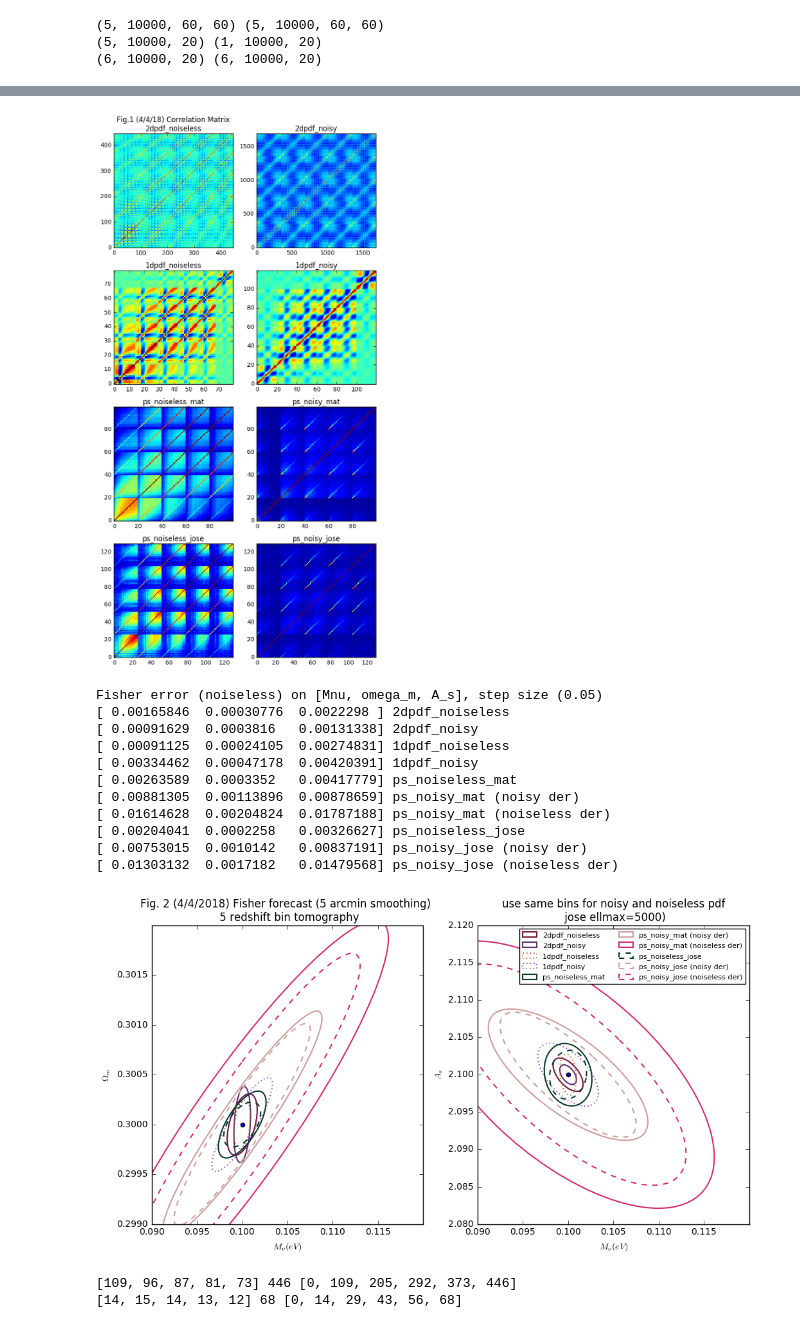
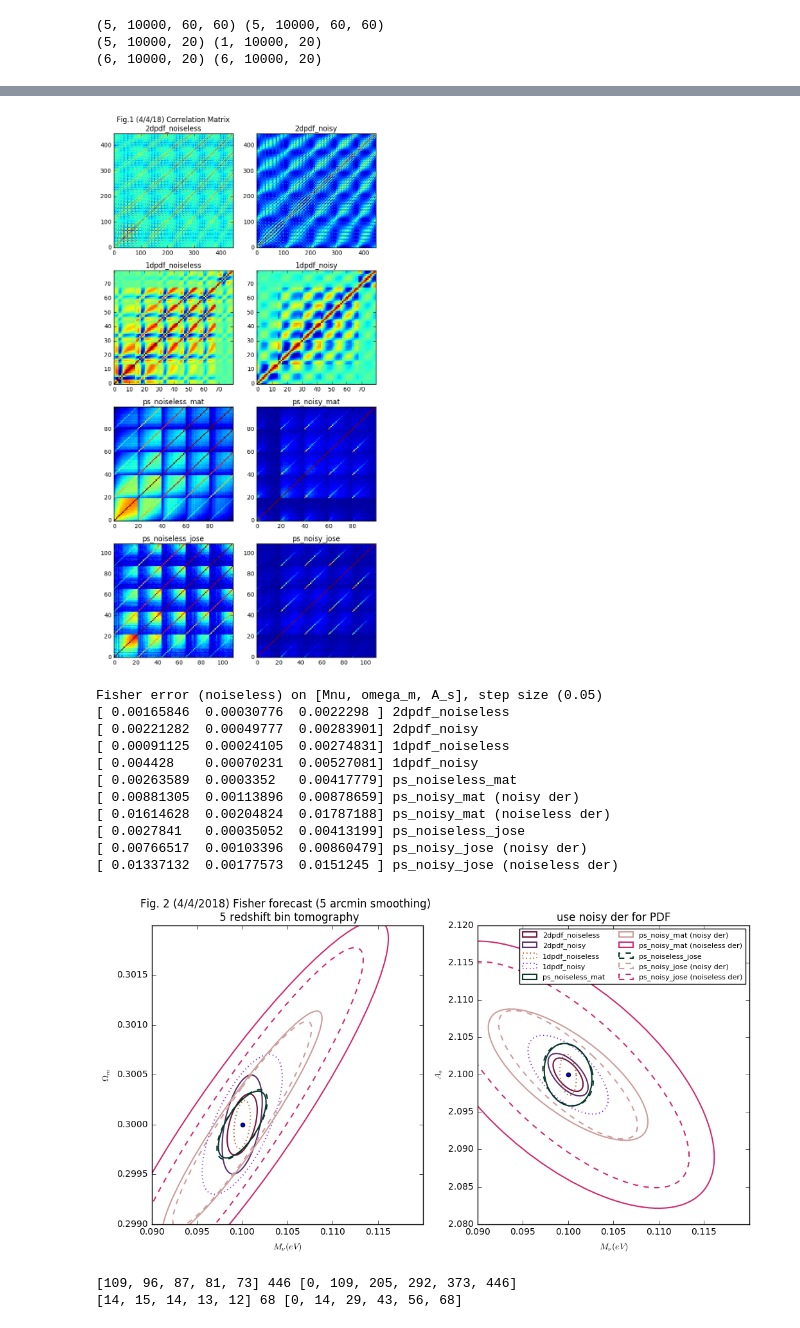
Before and after one commit to liuxx479/PDFs, a Jupyter notebook: Fisher_PDF.ipynb, the cells around one changed output, grey strips where cells are left out. Drawn from its saved outputs; the diff is of its cells as text; code cells hidden in the pictures.

```diff
--- a/Fisher_PDF.ipynb
+++ b/Fisher_PDF.ipynb
@@ -40,7 +59,7 @@ def Fisher(covI, der, skyscaling= 1.0 ):
 
 params = genfromtxt('cosmo_params_all.txt',usecols=[2,3,4])
 fidu_params = (0.1, 0.3, 2.1)
-ellmax = 5000
+ellmax = 3000
 # %%
 ########### some constants
 z_source = arange(0.5,3,0.5)
@@ -103,7 +122,7 @@ pdf2dI_flat = pdf2dI_flat0 [:, idx_2dI]
 
 pdf2dN_flat0 = swapaxes(sum(pdf2dN[:,:,:,:60].reshape(5, 101, 60/Nc, Nc, 60/Nc, Nc), axis=(-1,-3)), 0, 1).reshape(101,-1)
 idx_2dN = where(pdf2dN_flat0[0]>=Nmin)[0]
-pdf2dN_flat = pdf2dN_flat0 [:, idx_2dN]
+pdf2dN_flat = pdf2dN_flat0 [:, idx_2dI]
 
 ######## this has no binning
 # pdf1dI_flat0 = swapaxes(pdf1dI[:,:,:60],0,1).reshape(101,-1)
@@ -121,10 +140,11 @@ pdf1dI_flat = pdf1dI_flat0[:,idx_1dI]
 
 pdf1dN_flat0 = swapaxes(pdf1dN,0,1).reshape(101,-1)
 idx_1dN = where(pdf1dN_flat0[0]>=Nmin)[0]
-pdf1dN_flat = pdf1dN_flat0[:,idx_1dN]
+pdf1dN_flat = pdf1dN_flat0[:,idx_1dI]
 
 psI_Mat_flat = swapaxes(psI_Mat,0,1).reshape(101,-1)
 psN_Mat_flat = swapaxes(psN_Mat,0,1).reshape(101,-1)
+
 
 psI_Jose_flat = swapaxes(psI_Jose,0,1).reshape(100,-1)
 psN_Jose_flat = psN_Jose.reshape(100,-1)
@@ -177,10 +205,10 @@ psNJose_cov =  load('ObsFeb2018_Spec/%s/Tomography/PS_KN_s0.00_ztomo_ng44.85_b05
 pdf2dI_cov_flat = swapaxes(sum(pdf2dI_cov.reshape(5,10000, 60/Nc, Nc, 60/Nc, Nc),
                                axis=(-1, -3)),0,1).reshape(10000,-1)[:, idx_2dI]
 pdf2dN_cov_flat = swapaxes(sum(pdf2dN_cov.reshape(5,10000, 60/Nc, Nc, 60/Nc, Nc),
-                               axis=(-1, -3)),0,1).reshape(10000,-1)[:, idx_2dN]
+                               axis=(-1, -3)),0,1).reshape(10000,-1)[:, idx_2dI]
 
 pdf1dI_cov_flat = swapaxes(pdf1dI_cov,0,1).reshape(10000,-1)[:, idx_1dI]
-pdf1dN_cov_flat = swapaxes(pdf1dN_cov,0,1).reshape(10000,-1)[:, idx_1dN]
+pdf1dN_cov_flat = swapaxes(pdf1dN_cov,0,1).reshape(10000,-1)[:, idx_1dI]
 
 print pdf2dI_cov_flat.shape, pdf2dN_cov_flat.shape
 print pdf1dI_cov_flat.shape, pdf1dN_cov_flat.shape
@@ -230,7 +258,7 @@ for i in range(4):
 axes[0][0].set_title('Fig.1 (4/4/18) Correlation Matrix\n'+set_names[0])
 show()
 # %% [output]
-[figure, old version]
+[figure, new version]
 # %%
 ######### now we prepare for fisher
 ######### we also add in for power spectrum, noisy covariance, but noiseless derivatives
@@ -271,15 +300,33 @@ params_der = array( [[[0.1*(1.0-ir/2), 0.3, 2.1],[0.1*(1.0+ir/2), 0.3, 2.1]] ,
                         [[0.1, 0.3*(1.0-ir/2), 2.1],[0.1, 0.3*(1.0+ir/2), 2.1]] ,
                         [[0.1, 0.3, 2.1*(1.0-ir/2)],[0.1, 0.3, 2.1*(1.0+ir/2)]]] )
 
+params_der_fw = array( [[[0.1, 0.3, 2.1],[0.1*(1.0+ir/2), 0.3, 2.1]] ,
+                        [[0.1, 0.3, 2.1],[0.1, 0.3*(1.0+ir/2), 2.1]] ,
+                        [[0.1, 0.3, 2.1],[0.1, 0.3, 2.1*(1.0+ir/2)]]] )
+
+
+params_der_bw = array( [[[0.1*(1.0-ir/2), 0.3, 2.1],[0.1, 0.3, 2.1]] ,
+                        [[0.1, 0.3*(1.0-ir/2), 2.1],[0.1, 0.3, 2.1]] ,
+                        [[0.1, 0.3, 2.1*(1.0-ir/2)],[0.1, 0.3, 2.1]]] )
+
 der_arr = []
+#derfw_arr = []
+#derbw_arr = []
+
 interp_arr = []
 for istats in stats_arr2:
     iinterp = WLanalysis.buildInterpolator(istats, params[1:,])
     ider = array([(iinterp(params_der[i][1]) - iinterp(params_der[i][0]))/(fidu_params[i]*ir) for i in range(3)])
     der_arr.append(ider)
+    #iderfw = array([(iinterp(params_der_fw[i][1]) - iinterp(params_der_fw[i][0]))/(fidu_params[i]*ir/2) for i in range(3)])
+    #derfw_arr.append(ider)
+    #iderbw = array([(iinterp(params_der_bw[i][1]) - iinterp(params_der_bw[i][0]))/(fidu_params[i]*ir/2) for i in range(3)])
+    #derbw_arr.append(ider)
     interp_arr.append(iinterp)
 
 Fisher_arr = [Fisher(covI_arr2[i], der_arr[i]) for i in range(len(covI_arr2))]
+#Fisher_arr[6] = Fisher_2der(covI_arr2[6], der_arr[-2], der_arr[-1])
+#Fisher_arr = [Fisher_2der(covI_arr2[i], derfw_arr[i], derbw_arr[i]) for i in range(len(covI_arr2))]
 
 print 'Fisher error (noiseless) on [Mnu, omega_m, A_s], step size (%s)'%(ir)
 i=0
@@ -289,15 +336,15 @@ for iF in Fisher_arr:
 # %% [output]
 Fisher error (noiseless) on [Mnu, omega_m, A_s], step size (0.05)
 [ 0.00165846  0.00030776  0.0022298 ] 2dpdf_noiseless
-[ 0.00091629  0.0003816   0.00131338] 2dpdf_noisy
+[ 0.00221282  0.00049777  0.00283901] 2dpdf_noisy
 [ 0.00091125  0.00024105  0.00274831] 1dpdf_noiseless
-[ 0.00334462  0.00047178  0.00420391] 1dpdf_noisy
+[ 0.004428    0.00070231  0.00527081] 1dpdf_noisy
 [ 0.00263589  0.0003352   0.00417779] ps_noiseless_mat
 [ 0.00881305  0.00113896  0.00878659] ps_noisy_mat (noisy der)
 [ 0.01614628  0.00204824  0.01787188] ps_noisy_mat (noiseless der)
-[ 0.00204041  0.0002258   0.00326627] ps_noiseless_jose
-[ 0.00753015  0.0010142   0.00837191] ps_noisy_jose (noisy der)
-[ 0.01303132  0.0017182   0.01479568] ps_noisy_jose (noiseless der)
+[ 0.0027841   0.00035052  0.00413199] ps_noiseless_jose
+[ 0.00766517  0.00103396  0.00860479] ps_noisy_jose (noisy der)
+[ 0.01337132  0.00177573  0.0151245 ] ps_noisy_jose (noiseless der)
 # %%
 ######## plot out all the fisher matrices, probably super busy..
 lss = ['solid', 'solid',
@@ -307,35 +354,35 @@ lss = ['solid', 'solid',
 
 f, (ax1,ax2) = subplots(1,2,figsize=(12,6))
 ax1.scatter(0.1, 0.3)
 ax2.scatter(0.1, 2.1)
 
 jjj=0
 seed(909)
 colors = rand(10,3)
 for iFF in Fisher_arr:
     #print jjj
     iF = iFF[0]
     icolor = colors[jjj]
     if jjj>6:
         icolor = colors[jjj-3]
     ilabel=set_names2[jjj]
     plotEllipse([0.1, 0.3], mat(iF).I[[0,1],:][:,[0,1]] ,icolor,lss[jjj],ilabel,ax1)
     plotEllipse([0.1, 2.1], mat(iF).I[[0,2],:][:,[0,2]] ,icolor,lss[jjj],ilabel,ax2)
     jjj+=1
 ax1.set_xlim(0.09, 0.12)#(0.07,0.14)
 ax1.set_ylim(0.299, .302)#(0.296,0.306)
 ax2.set_xlim(0.09, 0.12)#(0.07,0.14)
 ax2.set_ylim(2.08, 2.12)#(2.05,2.15)
 ax1.set_xlabel(r'$M_\nu(eV)$')
 ax1.set_ylabel(r'$\Omega_m$')
 ax2.set_xlabel(r'$M_\nu(eV)$')
 ax2.set_ylabel(r'$A_s$')
 ax2.legend(fontsize=8,frameon=1,ncol=2)
 ax1.set_title('Fig. 2 (4/4/2018) Fisher forecast (5 arcmin smoothing) \n 5 redshift bin tomography')
-ax2.set_title('use same bins for noisy and noiseless pdf\n jose ellmax=5000)')
+ax2.set_title('use noisy der for PDF')
 show()
 # %% [output]
-[figure, old version]
+[figure, new version]
 # %%
 ########## here are the bin indices for each redshifts
 #print idx_2dI
```
Also changed, not shown: parts of 14 cells of this notebook.
